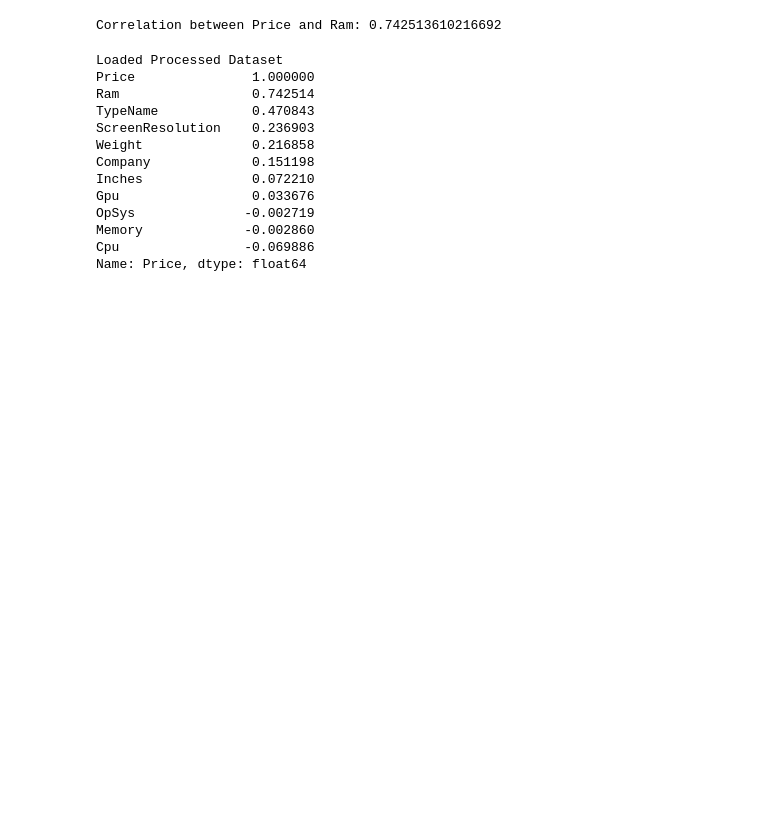
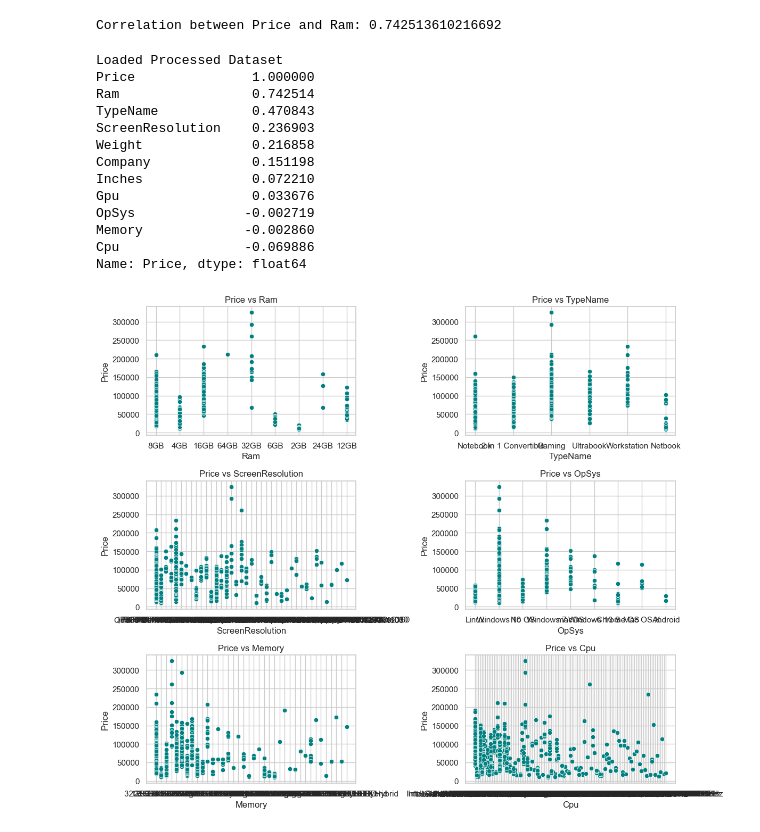
Before and after one commit to neha-palak/laptop_price_task, a Jupyter notebook: notebooks/data_exploration.ipynb, the cells around one changed output. Drawn from its saved outputs; the diff is of its cells as text; code cells hidden in the pictures; blank space fills up the shorter version.

```diff
--- a/notebooks/data_exploration.ipynb
+++ b/notebooks/data_exploration.ipynb
@@ -298,3 +263,16 @@ OpSys              -0.002719
 Memory             -0.002860
 Cpu                -0.069886
 Name: Price, dtype: float64
+# %%
+cols = ["Ram", "TypeName", "ScreenResolution", "OpSys", "Memory", "Cpu"]
+fig, axes = plt.subplots(3, 2, figsize=(12, 10))
+
+for i, col in enumerate(cols):
+    row, col_pos = divmod(i, 2)  # find row and column index
+    sns.scatterplot(x=df[col], y=df["Price"], ax=axes[row, col_pos], color= "teal")
+    axes[row, col_pos].set_title(f"Price vs {col}")
+
+plt.tight_layout()
+plt.show()
+# %% [output]
+[figure, added]
```
Also changed, not shown: parts of 5 cells of this notebook, 1 other file.
